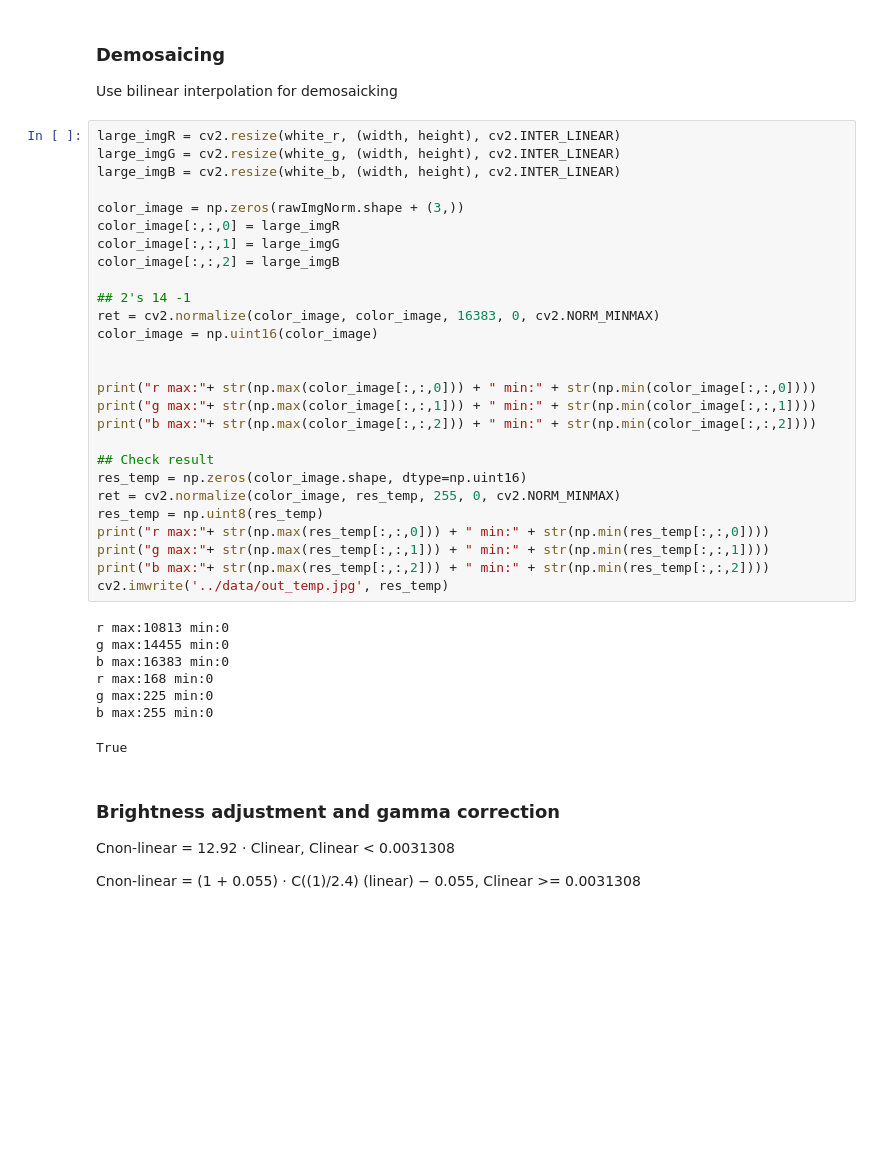
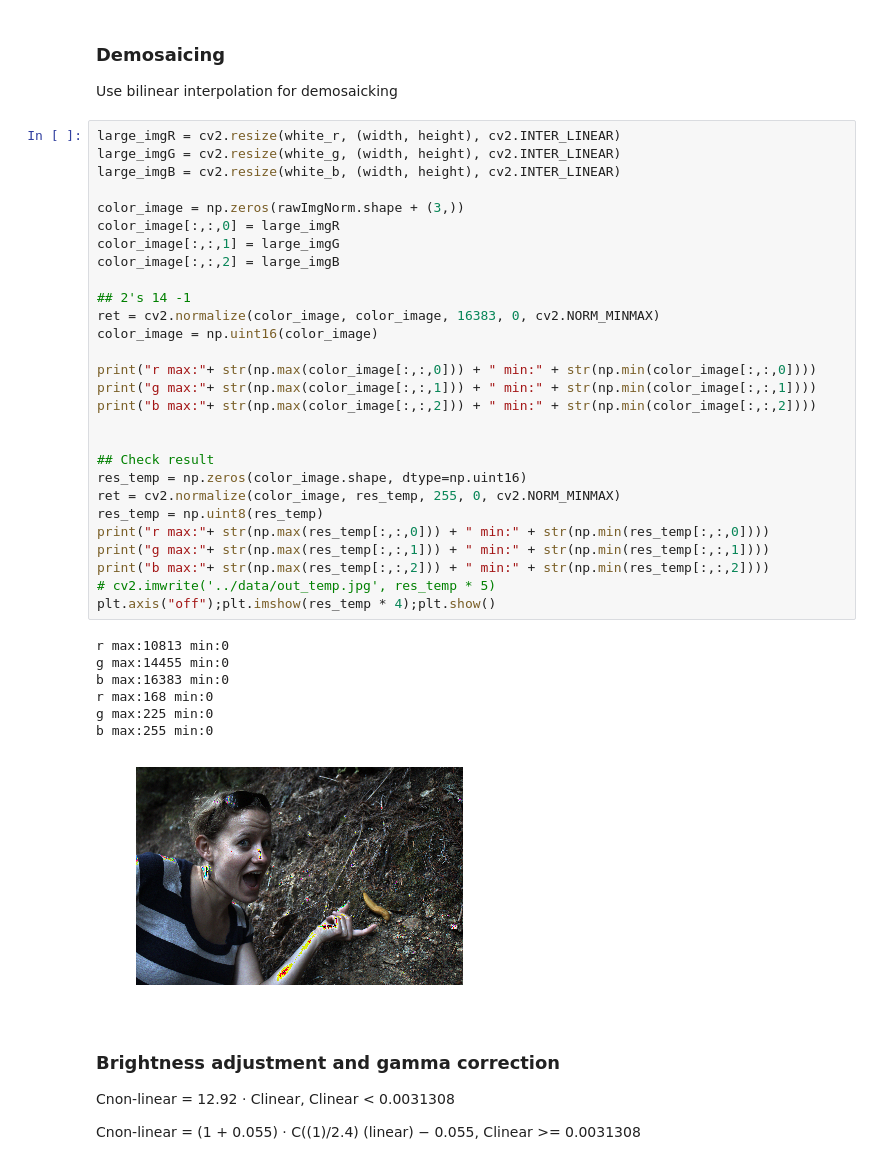
Before and after one commit to xueqinChen/ComputationalPhotography, a Jupyter notebook: p1/src/RawToImage.ipynb, the cells around one changed output. Cells and saved outputs as stored; diff of their text form; blank space fills up the shorter version.

```diff
--- a/p1/src/RawToImage.ipynb
+++ b/p1/src/RawToImage.ipynb
@@ -153,36 +168,37 @@ large_imgR = cv2.resize(white_r, (width, height), cv2.INTER_LINEAR)
 large_imgG = cv2.resize(white_g, (width, height), cv2.INTER_LINEAR)
 large_imgB = cv2.resize(white_b, (width, height), cv2.INTER_LINEAR)
 
 color_image = np.zeros(rawImgNorm.shape + (3,))
 color_image[:,:,0] = large_imgR
 color_image[:,:,1] = large_imgG
 color_image[:,:,2] = large_imgB
 
 ## 2's 14 -1
 ret = cv2.normalize(color_image, color_image, 16383, 0, cv2.NORM_MINMAX)
 color_image = np.uint16(color_image)
 
-
 print("r max:"+ str(np.max(color_image[:,:,0])) + " min:" + str(np.min(color_image[:,:,0])))
 print("g max:"+ str(np.max(color_image[:,:,1])) + " min:" + str(np.min(color_image[:,:,1])))
 print("b max:"+ str(np.max(color_image[:,:,2])) + " min:" + str(np.min(color_image[:,:,2])))
+
 
 ## Check result
 res_temp = np.zeros(color_image.shape, dtype=np.uint16)
 ret = cv2.normalize(color_image, res_temp, 255, 0, cv2.NORM_MINMAX)
 res_temp = np.uint8(res_temp)
 print("r max:"+ str(np.max(res_temp[:,:,0])) + " min:" + str(np.min(res_temp[:,:,0])))
 print("g max:"+ str(np.max(res_temp[:,:,1])) + " min:" + str(np.min(res_temp[:,:,1])))
 print("b max:"+ str(np.max(res_temp[:,:,2])) + " min:" + str(np.min(res_temp[:,:,2])))
-cv2.imwrite('../data/out_temp.jpg', res_temp)
+# cv2.imwrite('../data/out_temp.jpg', res_temp * 5)
+plt.axis("off");plt.imshow(res_temp * 4);plt.show()
 # %% [output]
 r max:10813 min:0
 g max:14455 min:0
 b max:16383 min:0
 r max:168 min:0
 g max:225 min:0
 b max:255 min:0
-True
+[figure, added]
 # %% [markdown]
 ### Brightness adjustment and gamma correction
 
```
Also changed, not shown: parts of 5 cells of this notebook.
